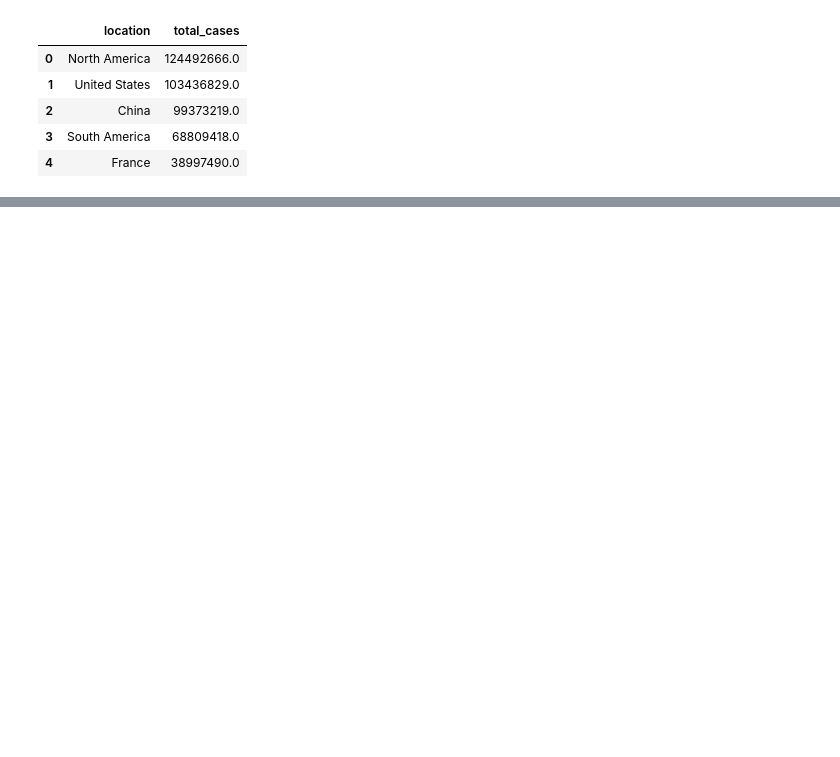
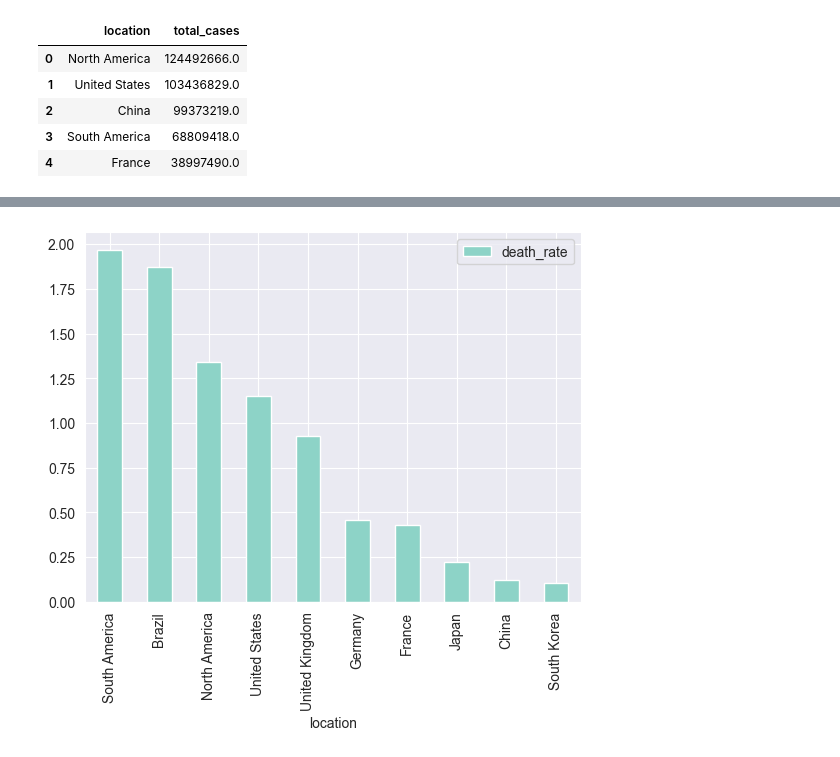
Before and after one commit to Vinit-M420/covid-data-pipeline, a Jupyter notebook: visuals/top10_total_cases.ipynb, the cells around one changed output, grey strips where cells are left out. Saved outputs shown, nothing was run; the diff lists cells and outputs as text; code cells hidden in the pictures; blank space fills up the shorter version.

```diff
--- a/visuals/top10_total_cases.ipynb
+++ b/visuals/top10_total_cases.ipynb
@@ -21,0 +43,4 @@ top10.head().set_index('location').plot.bar(ylabel='cases_count'  ) #.plt.savefi
+# %%
+top10_cd = pd.read_csv('../data/top10_owid_covid_loc.csv' ,  usecols = ['location', 'total_cases', 'total_deaths'])
+# %%
+top10_cd['death_rate'] = top10_cd['total_deaths'] * 100/ top10_cd['total_cases']
@@ -21,0 +56,7 @@ top10.head().set_index('location').plot.bar(ylabel='cases_count'  ) #.plt.savefi
+# %%
+sns.set_style('darkgrid')
+top10_cd.loc[:, ['location', 'death_rate']].set_index(
+    'location').sort_values('death_rate',ascending=False).plot.bar().figure.savefig(
+    'top10_deathrate.png')
+# %% [output]
+[figure, added]
```
Also changed, not shown: parts of 6 cells of this notebook, 5 other files.
